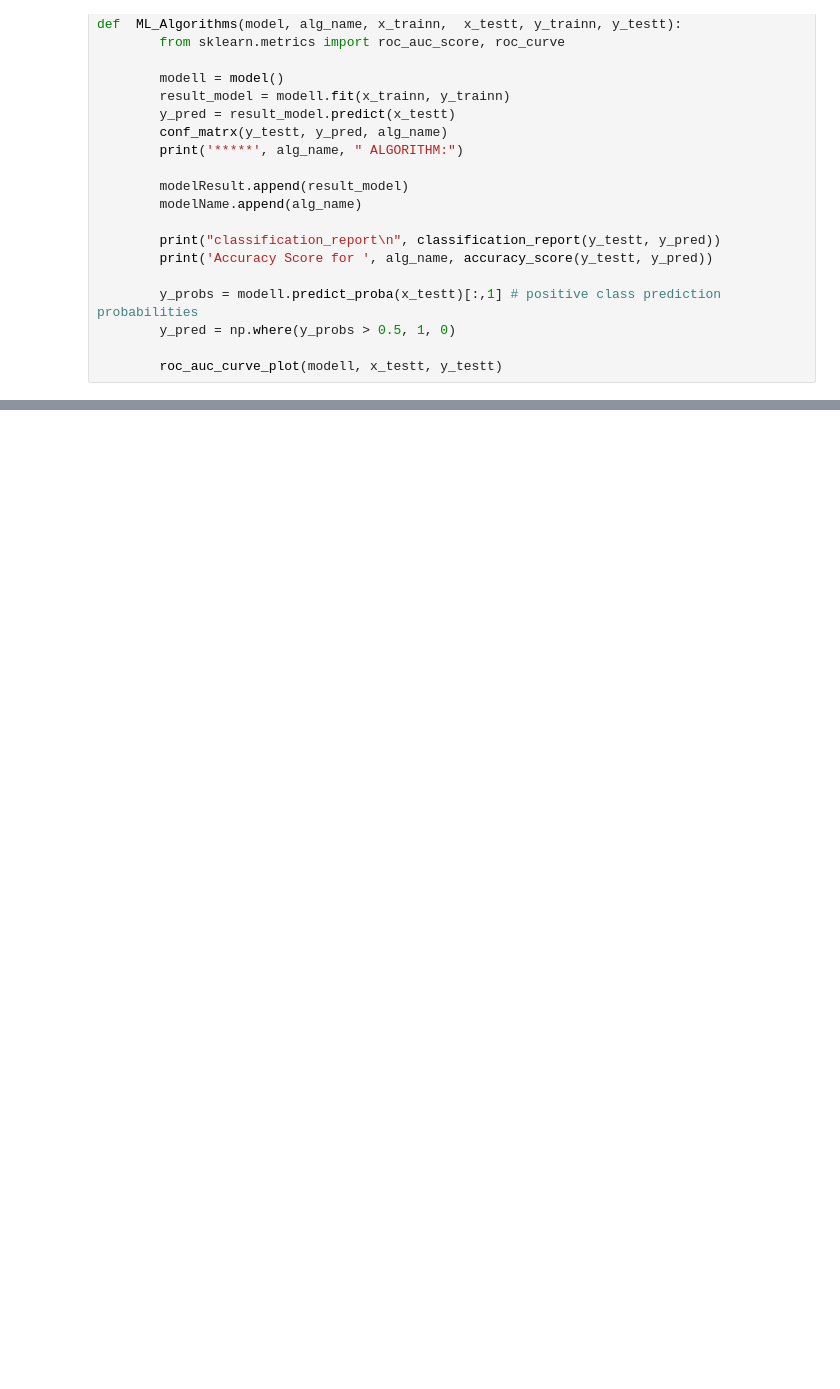
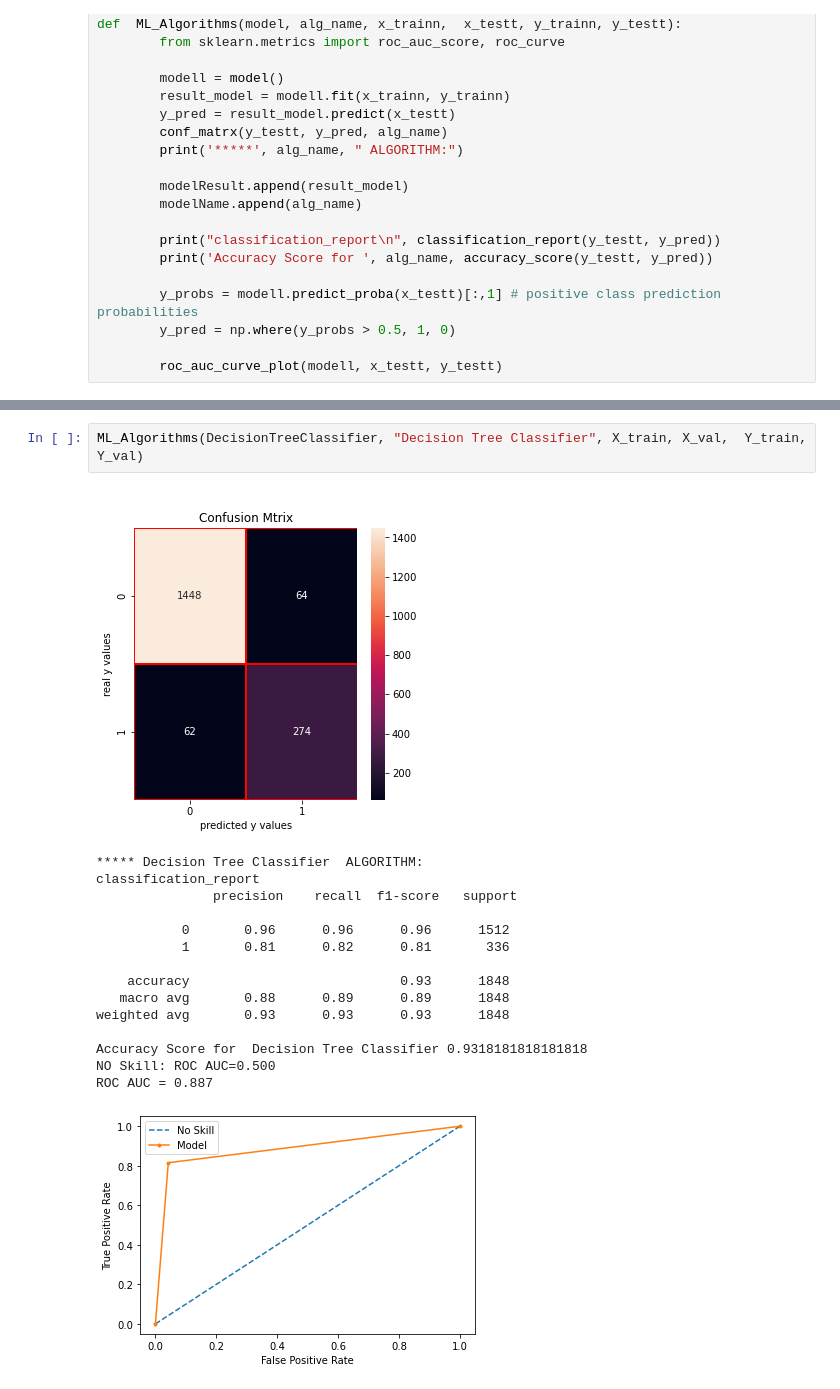
Before and after one commit to shaokat/machine_learning, a Jupyter notebook: Bank churn prediction .ipynb, the cells around one changed output, grey strips where cells are left out. Drawn from its saved outputs; the diff is of its cells as text; blank space fills up the shorter version.

```diff
--- a/Bank churn prediction .ipynb
+++ b/Bank churn prediction .ipynb
@@ -406,0 +420,19 @@ ROC AUC = 0.989
+# %%
+ML_Algorithms(DecisionTreeClassifier, "Decision Tree Classifier", X_train, X_val,  Y_train, Y_val)
+# %% [output]
+[figure, added]
+***** Decision Tree Classifier  ALGORITHM:
+classification_report
+               precision    recall  f1-score   support
+
+           0       0.96      0.96      0.96      1512
+           1       0.81      0.82      0.81       336
+
+    accuracy                           0.93      1848
+   macro avg       0.88      0.89      0.89      1848
+weighted avg       0.93      0.93      0.93      1848
+
+Accuracy Score for  Decision Tree Classifier 0.9318181818181818
+NO Skill: ROC AUC=0.500
+ROC AUC = 0.887
+[figure, added]
```
Also changed, not shown: parts of 30 cells of this notebook.
